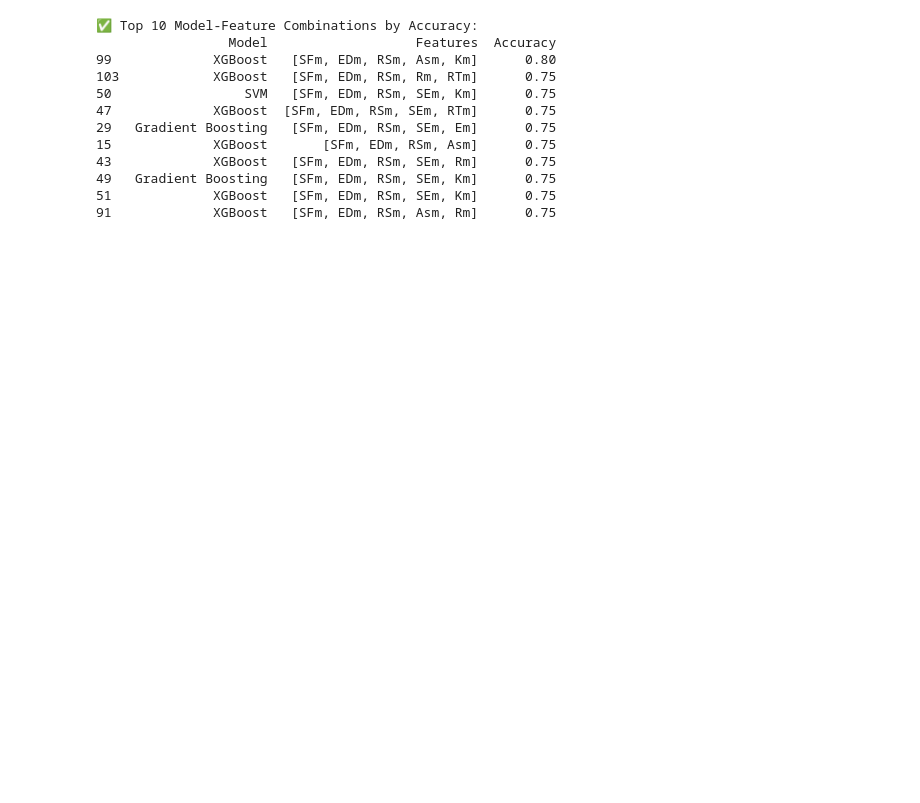
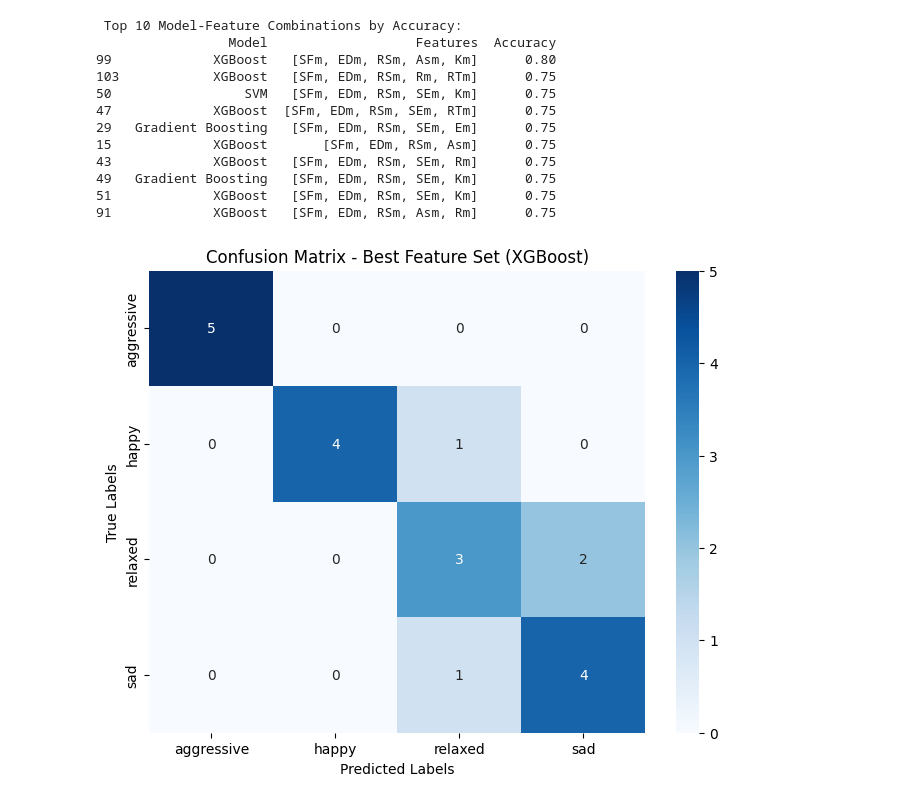
Before and after one commit to JanAguilo/Music-Mood-Detection, a Jupyter notebook: mdoels.ipynb, the cells around one changed output. Saved outputs shown, nothing was run; the diff lists cells and outputs as text; code cells hidden in the pictures; blank space fills up the shorter version.

```diff
--- a/mdoels.ipynb
+++ b/mdoels.ipynb
@@ -1,6 +1,6 @@
 # %%
-# ✅ Install necessary packages (uncomment the next line if running in a local environment without xgboost)
-# !pip install xgboost
+# Install necessary packages (uncomment the next line if running in a local environment without xgboost)
+
 
 import pandas as pd
 from sklearn.ensemble import RandomForestClassifier, GradientBoostingClassifier
@@ -12,14 +12,14 @@ from sklearn.metrics import accuracy_score, classification_report, confusion_mat
 from itertools import combinations
 import warnings
 
-# ✅ Suppress warnings from libraries to clean output
+# Suppress warnings from libraries to clean output
 warnings.filterwarnings("ignore")
 
 # Load processed datasets
 train_df = pd.read_csv('Processed_TrainSet.csv')
 test_df = pd.read_csv('Processed_TestSet.csv')
 
-# ✅ Convert numeric labels in the training set to string labels for consistency
+# Convert numeric labels in the training set to string labels for consistency
 label_mapping = {0: 'aggressive', 1: 'happy', 2: 'relaxed', 3: 'sad'}
 train_df['class'] = train_df['class'].map(label_mapping)
 
@@ -30,22 +30,22 @@ X_train = train_df.drop(columns=['class'])
 y_test = test_df['class']
 X_test = test_df.drop(columns=['class'])
 
-# ✅ Ensure consistent label encoding using the same encoder
+# Ensure consistent label encoding using the same encoder
 label_encoder = LabelEncoder()
 y_train_encoded = label_encoder.fit_transform(y_train)
 y_test_encoded = label_encoder.transform(y_test)
 
-# ✅ Mandatory features always included in the feature set
+# andatory features always included in the feature set
 mandatory_features = ["SFm", "EDm", "RSm"]
 
-# ✅ Additional top features based on ANOVA F-Test (excluding mandatory ones)
+# Additional top features based on ANOVA F-Test (excluding mandatory ones)
 optional_features = ["SEm", "Em", "RGm", "Asm", "Rm", "RTm", "Km"]
 
-# ✅ Generate fewer combinations: select up to 2 additional features from the optional ones
+# Generate fewer combinations: select up to 2 additional features from the optional ones
 feature_combinations = [mandatory_features + list(combo) for combo in combinations(optional_features, 1)]
 feature_combinations += [mandatory_features + list(combo) for combo in combinations(optional_features, 2)]
 
-# ✅ Define models with tuned hyperparameters (removed use_label_encoder parameter from XGBoost)
+# Define models with tuned hyperparameters (removed use_label_encoder parameter from XGBoost)
 models = {
     "Random Forest": RandomForestClassifier(n_estimators=200, max_depth=20, random_state=42),
     "Gradient Boosting": GradientBoostingClassifier(n_estimators=200, learning_rate=0.1, max_depth=5, random_state=42),
@@ -53,7 +53,7 @@ models = {
     "XGBoost": XGBClassifier(n_estimators=200, max_depth=6, learning_rate=0.1, random_state=42, eval_metric='mlogloss')
 }
 
-# ✅ Evaluate models with the generated feature combinations
+# Evaluate models with the generated feature combinations
 results = []
 
 for feature_set in feature_combinations:
@@ -72,15 +72,15 @@ for feature_set in feature_combinations:
             "Accuracy": accuracy
         })
 
-# ✅ Create and display a DataFrame of results
+# Create and display a DataFrame of results
 results_df = pd.DataFrame(results)
 results_df = results_df.sort_values(by="Accuracy", ascending=False)
 
-# ✅ Print the top 10 feature-model combinations with the highest accuracy
-print("\n✅ Top 10 Model-Feature Combinations by Accuracy:")
+# Print the top 10 feature-model combinations with the highest accuracy
+print("\n Top 10 Model-Feature Combinations by Accuracy:")
 print(results_df.head(10))
 # %% [output]
-✅ Top 10 Model-Feature Combinations by Accuracy:
+ Top 10 Model-Feature Combinations by Accuracy:
                  Model                   Features  Accuracy
 99             XGBoost   [SFm, EDm, RSm, Asm, Km]      0.80
 103            XGBoost   [SFm, EDm, RSm, Rm, RTm]      0.75
@@ -92,3 +92,34 @@ print(results_df.head(10))
 49   Gradient Boosting   [SFm, EDm, RSm, SEm, Km]      0.75
 51             XGBoost   [SFm, EDm, RSm, SEm, Km]      0.75
 91             XGBoost   [SFm, EDm, RSm, Asm, Rm]      0.75
+# %%
+import matplotlib.pyplot as plt
+import seaborn as sns
+
+# Select the best feature set
+best_features = ["SFm", "EDm", "RSm", "Asm", "Km"]
+
+# Scale the data
+scaler = StandardScaler()
+X_train_best = scaler.fit_transform(X_train[best_features])
+X_test_best = scaler.transform(X_test[best_features])
+
+# Train the best model (XGBoost)
+best_model = XGBClassifier(n_estimators=200, max_depth=6, learning_rate=0.1, random_state=42, eval_metric='mlogloss')
+best_model.fit(X_train_best, y_train_encoded)
+
+# Predict on the test set
+predictions = best_model.predict(X_test_best)
+
+# Compute confusion matrix
+cm = confusion_matrix(y_test_encoded, predictions)
+
+# Plot confusion matrix
+plt.figure(figsize=(8, 6))
+sns.heatmap(cm, annot=True, fmt='d', cmap='Blues', xticklabels=label_encoder.classes_, yticklabels=label_encoder.classes_)
+plt.xlabel('Predicted Labels')
+plt.ylabel('True Labels')
+plt.title('Confusion Matrix - Best Feature Set (XGBoost)')
+plt.show()
+# %% [output]
+[figure, added]
```
Also changed, not shown: parts of 1 cell of this notebook, 15 other files.
